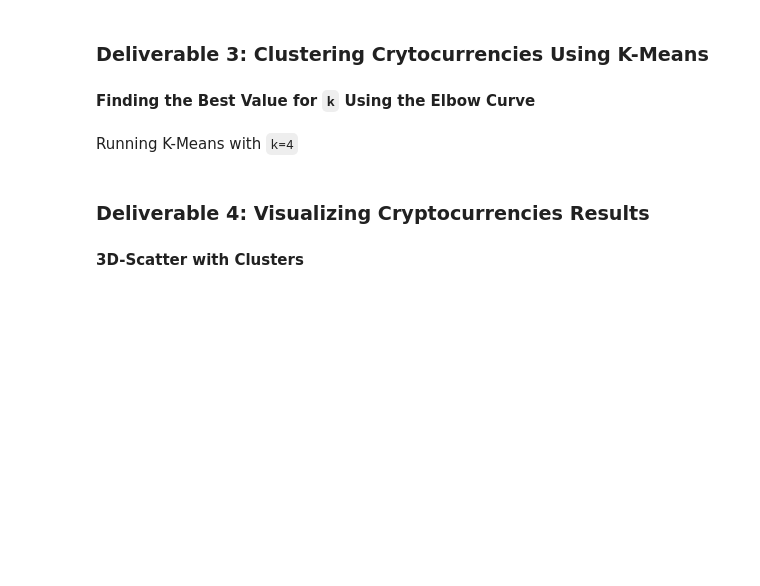
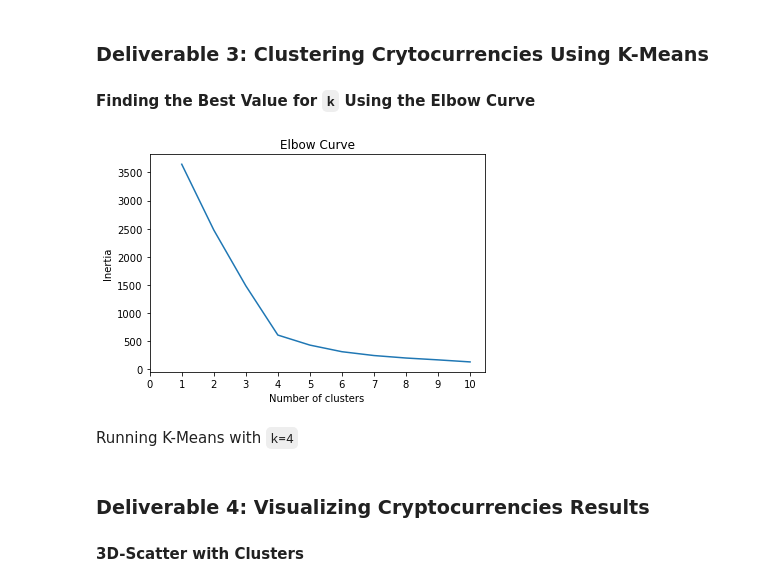
Before and after one commit to Manupriya1/Python-ML-Project-Cryptocurrency, a Jupyter notebook: crypto_clustering.ipynb, the cells around one changed output. Saved outputs shown, nothing was run; the diff lists cells and outputs as text; code cells hidden in the pictures; blank space fills up the shorter version.

```diff
--- a/crypto_clustering.ipynb
+++ b/crypto_clustering.ipynb
@@ -178,7 +176,13 @@ array([[-0.11674788, -0.15286468, -0.0433555 , ..., -0.0433555 ,
 ### Deliverable 2: Reducing Data Dimensions Using PCA
 # %%
 # Using PCA to reduce dimension to three principal components.
-# YOUR CODE HERE
+pca = PCA(n_components=3)
+
+# Get two principal components for the iris data.
+X = pca.fit_transform(X)
 # %%
 # Create a DataFrame with the three principal components.
-# YOUR CODE HERE
+df_X_pca = pd.DataFrame(
+    data=X, columns=["principal component 1", "principal component 2", "principal component 3"]
+)
+df_X_pca.head()
@@ -192,3 +200,26 @@ array([[-0.11674788, -0.15286468, -0.0433555 , ..., -0.0433555 ,
+# %%
+# Create an elbow curve to find the best value for K.
+inertia = []
+k = list(range(1, 11))
+
+# Calculate the inertia for the range of k values
+for i in k:
+    km = KMeans(n_clusters=i, random_state=0)
+    km.fit(df_X_pca)
+    inertia.append(km.inertia_)
+
+# Creating the Elbow Curve
+elbow_data = {"k": k, "inertia": inertia}
+df_elbow = pd.DataFrame(elbow_data)
+
+plt.plot(df_elbow['k'], df_elbow['inertia'])
+plt.xticks(list(range(11)))
+plt.title('Elbow Curve')
+plt.xlabel('Number of clusters')
+plt.ylabel('Inertia')
+plt.show()
+# %% [output]
+[figure, added]
 # %% [markdown]
 Running K-Means with `k=4`
 # %%
```
Also changed, not shown: parts of 3 cells of this notebook.
